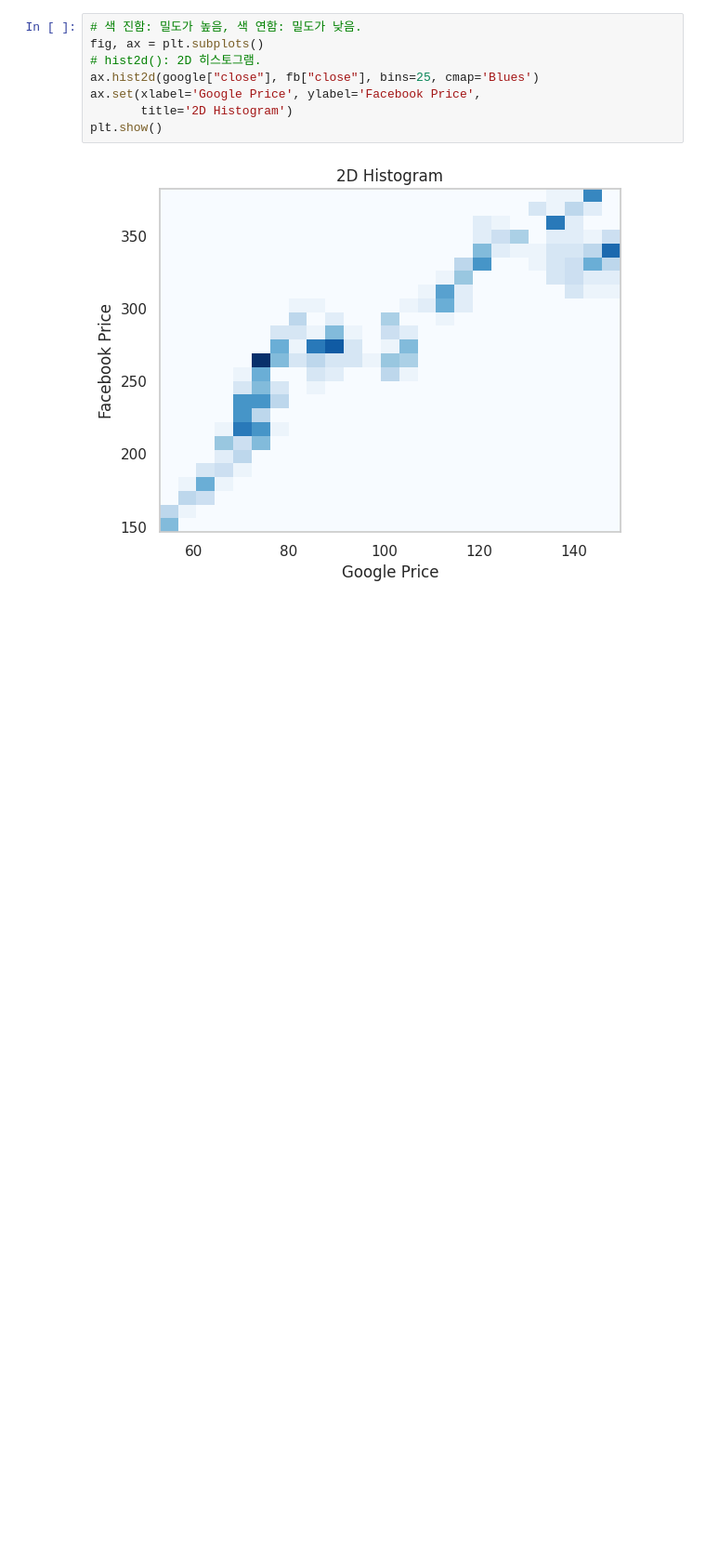
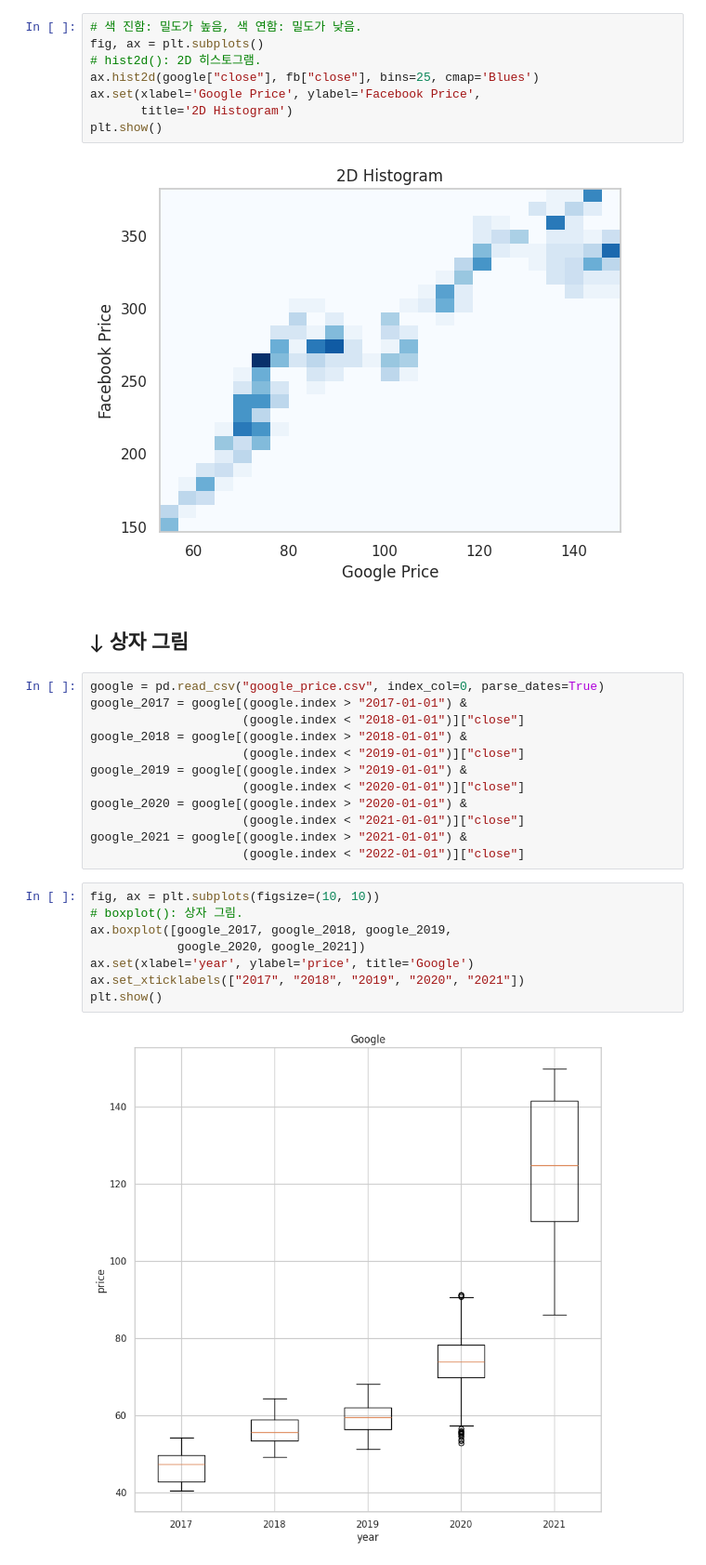
Before and after one commit to hajju0617/Data-Analysis-Study, a Jupyter notebook: python_data_processing_and_visualization.ipynb, the cells around one changed output. Shown at 93% size. Cells and saved outputs as stored; diff of their text form; blank space fills up the shorter version.

```diff
--- a/python_data_processing_and_visualization.ipynb
+++ b/python_data_processing_and_visualization.ipynb
@@ -1319,3 +1319,27 @@ ax.set(xlabel='Google Price', ylabel='Facebook Price',
 plt.show()
 # %% [output]
 [figure]
+# %% [markdown]
+## ↓ 상자 그림
+# %%
+google = pd.read_csv("google_price.csv", index_col=0, parse_dates=True)
+google_2017 = google[(google.index > "2017-01-01") &
+                     (google.index < "2018-01-01")]["close"]
+google_2018 = google[(google.index > "2018-01-01") &
+                     (google.index < "2019-01-01")]["close"]
+google_2019 = google[(google.index > "2019-01-01") &
+                     (google.index < "2020-01-01")]["close"]
+google_2020 = google[(google.index > "2020-01-01") &
+                     (google.index < "2021-01-01")]["close"]
+google_2021 = google[(google.index > "2021-01-01") &
+                     (google.index < "2022-01-01")]["close"]
+# %%
+fig, ax = plt.subplots(figsize=(10, 10))
+# boxplot(): 상자 그림.
+ax.boxplot([google_2017, google_2018, google_2019,
+            google_2020, google_2021])
+ax.set(xlabel='year', ylabel='price', title='Google')
+ax.set_xticklabels(["2017", "2018", "2019", "2020", "2021"])
+plt.show()
+# %% [output]
+[figure, added]
```
Also changed, not shown: parts of 15 cells of this notebook.
